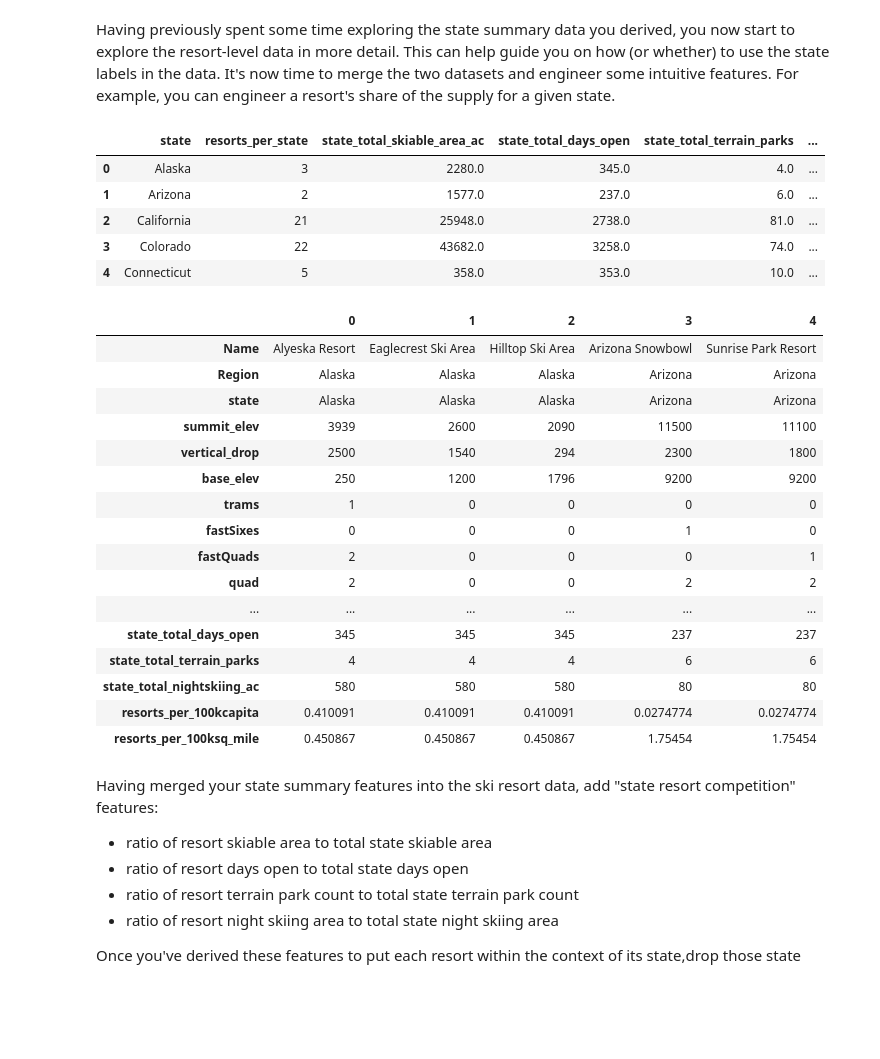
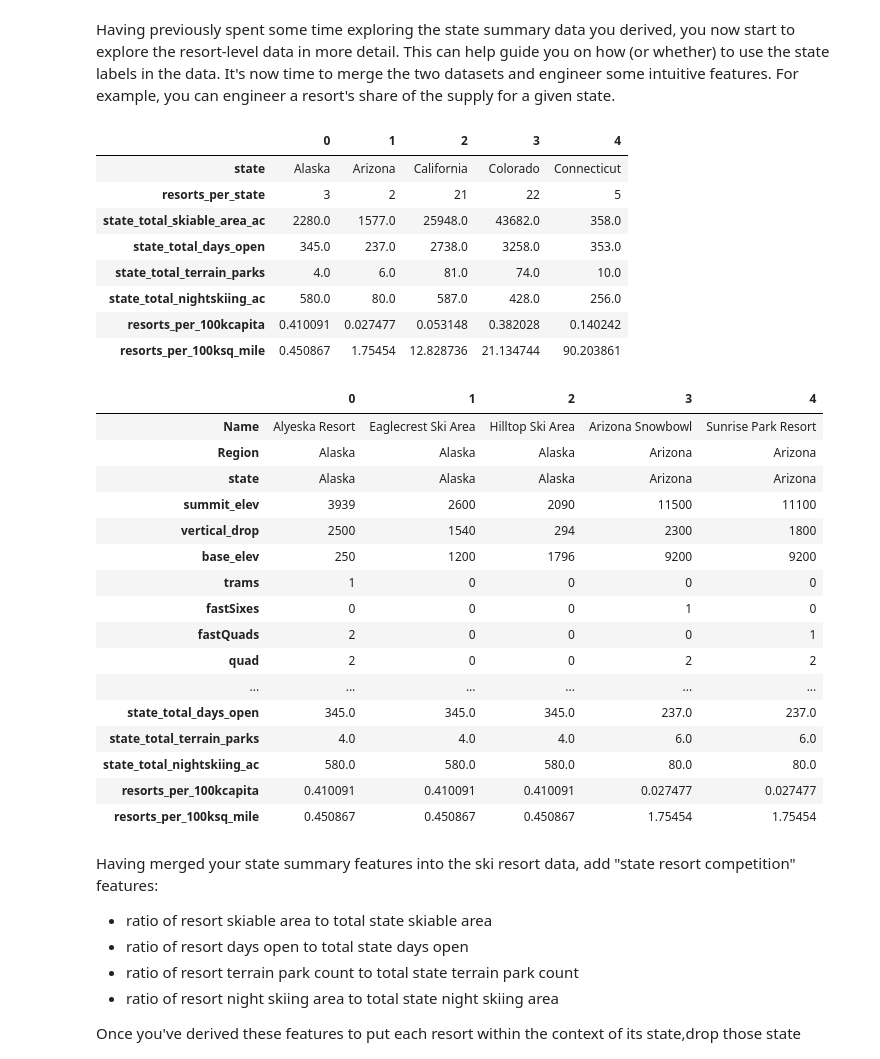
Before and after one commit to EPalomos/DataScienceGuidedCapstone, a Jupyter notebook: Notebooks/03_exploratory_data_analysis.ipynb, the cells around one changed output. Drawn from its saved outputs; the diff is of its cells as text; code cells hidden in the pictures; blank space fills up the shorter version.

```diff
--- a/Notebooks/03_exploratory_data_analysis.ipynb
+++ b/Notebooks/03_exploratory_data_analysis.ipynb
@@ -289,9 +289,9 @@ You only want numeric data here, although you don't want to lose track of the st
 # %%
 #Code task 1#
 #Create a new dataframe, `state_summary_scale` from `state_summary` whilst setting the index to 'state'
-state_summary_scale = state_summary.set_index(___)
+state_summary_scale = state_summary.set_index('state')
 #Save the state labels (using the index attribute of `state_summary_scale`) into the variable 'state_summary_index'
-state_summary_index = state_summary_scale.___
+state_summary_index = state_summary_scale.index
 #Save the column names (using the `columns` attribute) of `state_summary_scale` into the variable 'state_summary_columns'
-state_summary_columns = state_summary_scale.___
-state_summary_scale.head()
+state_summary_columns = state_summary_scale.columns
+state_summary_scale
@@ -632,14 +753,17 @@ ski_data.head().T
 # %% [markdown]
 Having previously spent some time exploring the state summary data you derived, you now start to explore the resort-level data in more detail. This can help guide you on how (or whether) to use the state labels in the data. It's now time to merge the two datasets and engineer some intuitive features. For example, you can engineer a resort's share of the supply for a given state.
 # %%
-state_summary.head()
+state_summary.head().T
 # %% [output]
-|  | state | resorts_per_state | state_total_skiable_area_ac | state_total_days_open | state_total_terrain_parks | ... |
-| 0 | Alaska | 3 | 2280.0 | 345.0 | 4.0 | ... |
-| 1 | Arizona | 2 | 1577.0 | 237.0 | 6.0 | ... |
-| 2 | California | 21 | 25948.0 | 2738.0 | 81.0 | ... |
-| 3 | Colorado | 22 | 43682.0 | 3258.0 | 74.0 | ... |
-| 4 | Connecticut | 5 | 358.0 | 353.0 | 10.0 | ... |
+|  | 0 | 1 | 2 | 3 | 4 |
+| state | Alaska | Arizona | California | Colorado | Connecticut |
+| resorts_per_state | 3 | 2 | 21 | 22 | 5 |
+| state_total_skiable_area_ac | 2280.0 | 1577.0 | 25948.0 | 43682.0 | 358.0 |
+| state_total_days_open | 345.0 | 237.0 | 2738.0 | 3258.0 | 353.0 |
+| state_total_terrain_parks | 4.0 | 6.0 | 81.0 | 74.0 | 10.0 |
+| state_total_nightskiing_ac | 580.0 | 80.0 | 587.0 | 428.0 | 256.0 |
+| resorts_per_100kcapita | 0.410091 | 0.027477 | 0.053148 | 0.382028 | 0.140242 |
+| resorts_per_100ksq_mile | 0.450867 | 1.75454 | 12.828736 | 21.134744 | 90.203861 |
 # %%
 # DataFrame's merge method provides SQL-like joins
 # here 'state' is a column (not an index)
@@ -658,10 +782,10 @@ ski_data.head().T
 | fastQuads | 2 | 0 | 0 | 0 | 1 |
 | quad | 2 | 0 | 0 | 2 | 2 |
 | ... | ... | ... | ... | ... | ... |
-| state_total_days_open | 345 | 345 | 345 | 237 | 237 |
-| state_total_terrain_parks | 4 | 4 | 4 | 6 | 6 |
-| state_total_nightskiing_ac | 580 | 580 | 580 | 80 | 80 |
-| resorts_per_100kcapita | 0.410091 | 0.410091 | 0.410091 | 0.0274774 | 0.0274774 |
+| state_total_days_open | 345.0 | 345.0 | 345.0 | 237.0 | 237.0 |
+| state_total_terrain_parks | 4.0 | 4.0 | 4.0 | 6.0 | 6.0 |
+| state_total_nightskiing_ac | 580.0 | 580.0 | 580.0 | 80.0 | 80.0 |
+| resorts_per_100kcapita | 0.410091 | 0.410091 | 0.410091 | 0.027477 | 0.027477 |
 | resorts_per_100ksq_mile | 0.450867 | 0.450867 | 0.450867 | 1.75454 | 1.75454 |
 # %% [markdown]
 Having merged your state summary features into the ski resort data, add "state resort competition" features:
```
Also changed, not shown: parts of 28 cells of this notebook.
